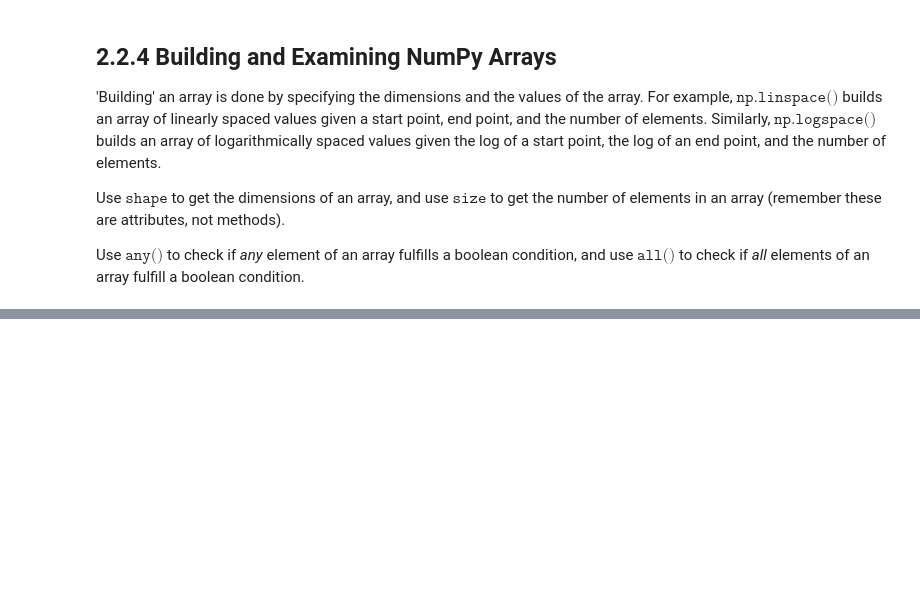
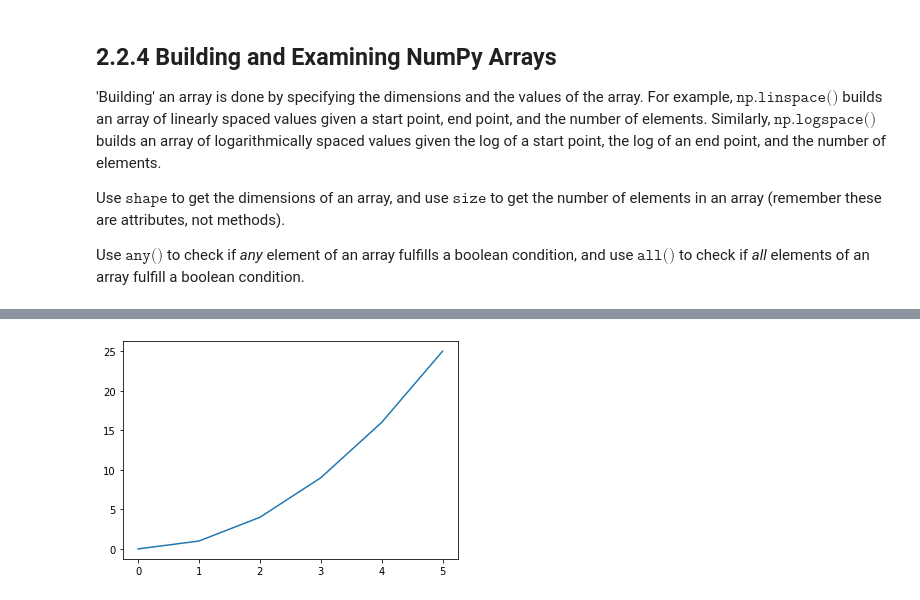
Before and after one commit to akhilkarra/python-lab, a Jupyter notebook: notebooks/PH526x/week2/week2_notes.ipynb, the cells around one changed output, grey strips where cells are left out. Saved outputs shown, nothing was run; the diff lists cells and outputs as text; code cells hidden in the pictures; blank space fills up the shorter version.

```diff
--- a/notebooks/PH526x/week2/week2_notes.ipynb
+++ b/notebooks/PH526x/week2/week2_notes.ipynb
@@ -88,0 +123,5 @@ Use $\texttt{any()}$ to check if *any* element of an array fulfills a boolean co
+# %%
+# To suppress the verbal output of the plot denoting the type of the plot object, we simply add a semicolon to the end of the command.
+plt.plot([0, 1, 4, 9, 16, 25]);
+# %% [output]
+[figure, added]
```
Also changed, not shown: parts of 11 cells of this notebook.
